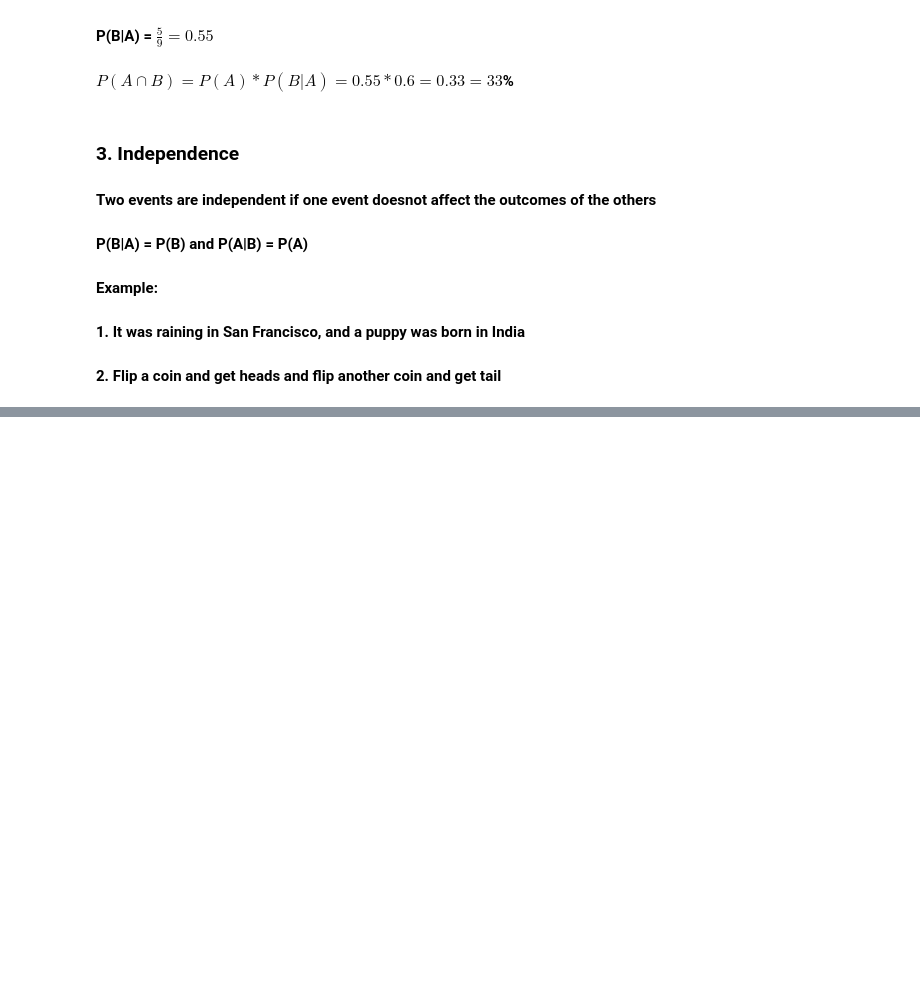
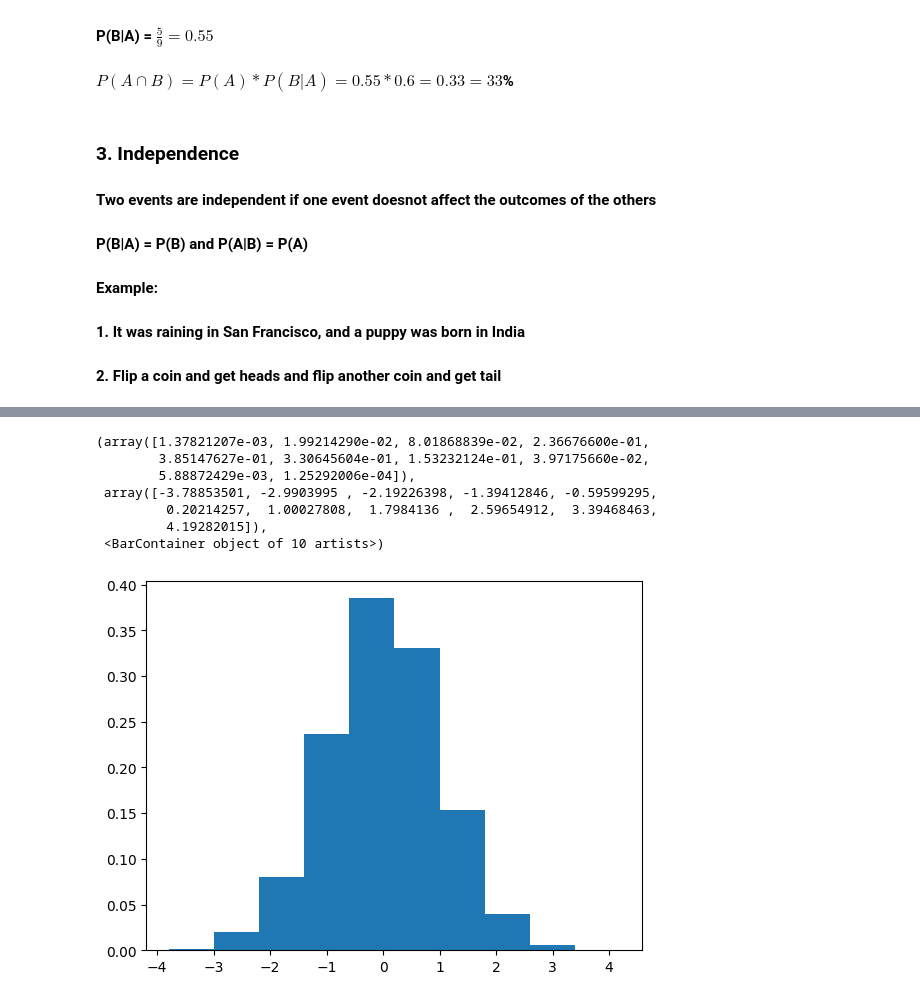
Before and after one commit to UkeshThapa/Summer-ML-Training, a Jupyter notebook: data_science_course.ipynb, the cells around one changed output, grey strips where cells are left out. Cells and saved outputs as stored; diff of their text form; code cells hidden in the pictures; blank space fills up the shorter version.

```diff
--- a/data_science_course.ipynb
+++ b/data_science_course.ipynb
@@ -1017,0 +1225,17 @@ Tossing a fair coin and rolling a fair die. The probability of getting **Head**
+# %%
+from scipy.stats import norm
+
+# generate random numbers from mean = 0, std = 1
+data_normal = norm.rvs(size=10000,loc=0,scale=1)
+
+#plot the data
+plt.hist(data_normal, density=True)  ##density=True makes sum=1
+# %% [output]
+(array([1.37821207e-03, 1.99214290e-02, 8.01868839e-02, 2.36676600e-01,
+        3.85147627e-01, 3.30645604e-01, 1.53232124e-01, 3.97175660e-02,
+        5.88872429e-03, 1.25292006e-04]),
+ array([-3.78853501, -2.9903995 , -2.19226398, -1.39412846, -0.59599295,
+         0.20214257,  1.00027808,  1.7984136 ,  2.59654912,  3.39468463,
+         4.19282015]),
+ <BarContainer object of 10 artists>)
+[figure, added]
```
Also changed, not shown: parts of 20 cells of this notebook, 1 other file.
